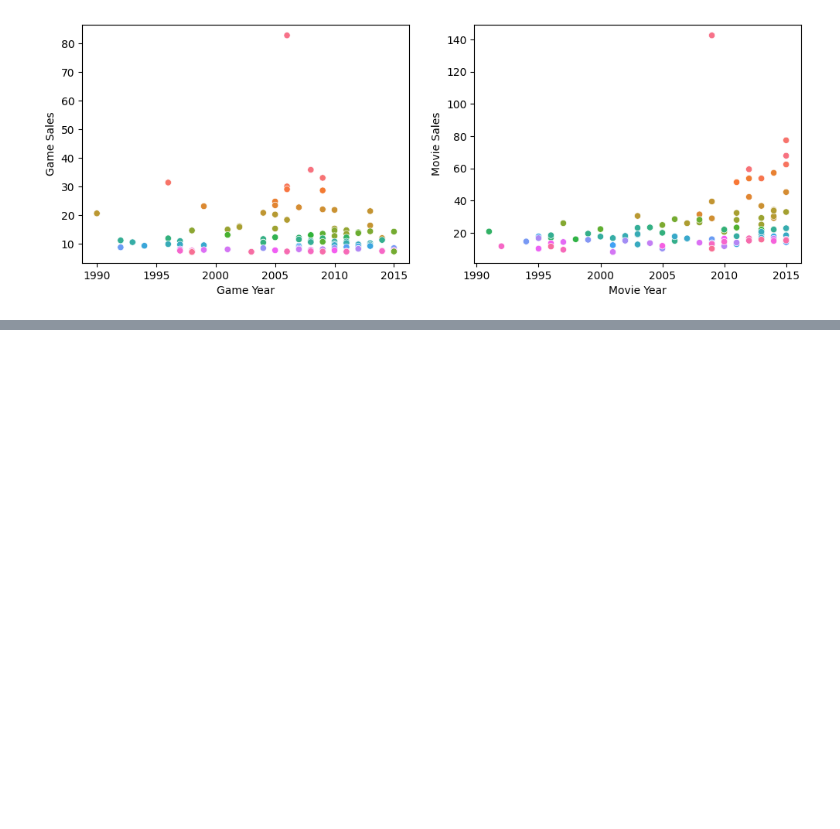
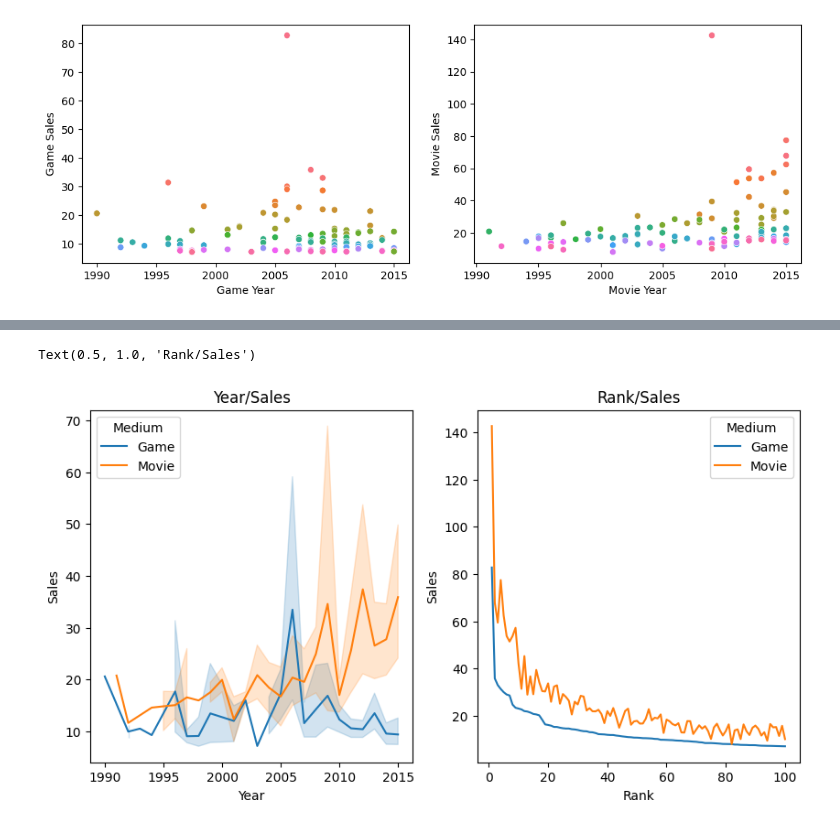
Before and after one commit to jan-bohacek/pipeline-td-course, a Jupyter notebook: week07/jupyter/assignment.ipynb, the cells around one changed output, grey strips where cells are left out. Saved outputs shown, nothing was run; the diff lists cells and outputs as text; code cells hidden in the pictures; blank space fills up the shorter version.

```diff
--- a/week07/jupyter/assignment.ipynb
+++ b/week07/jupyter/assignment.ipynb
@@ -187,0 +159,9 @@ ValueError: Could not interpret value `Year` for `hue`. An entry with this name
+# %%
+games_concat = games.copy()
+games_concat.columns = ["Rank", "Name", "Year", "Sales"]
+games_concat["Medium"] = "Game"
+movies_concat = movies.copy()
+movies_concat.columns = ["Rank", "Name", "Year", "Sales"]
+movies_concat["Medium"] = "Movie"
+# %%
+data_concat = pd.concat([games_concat, movies_concat])
@@ -187,0 +184,11 @@ ValueError: Could not interpret value `Year` for `hue`. An entry with this name
+# %%
+fig, ax = plt.subplots(1,2, figsize=(10,5))
+
+sns.lineplot(data=data_concat, x="Year", y="Sales", hue="Medium", ax=ax[0]);
+ax[0].set_title("Year/Sales")
+
+sns.lineplot(data=data_concat, x="Rank", y="Sales", hue="Medium", ax=ax[1]);
+ax[1].set_title("Rank/Sales")
+# %% [output]
+Text(0.5, 1.0, 'Rank/Sales')
+[figure, added]
```
Also changed, not shown: parts of 14 cells of this notebook.
